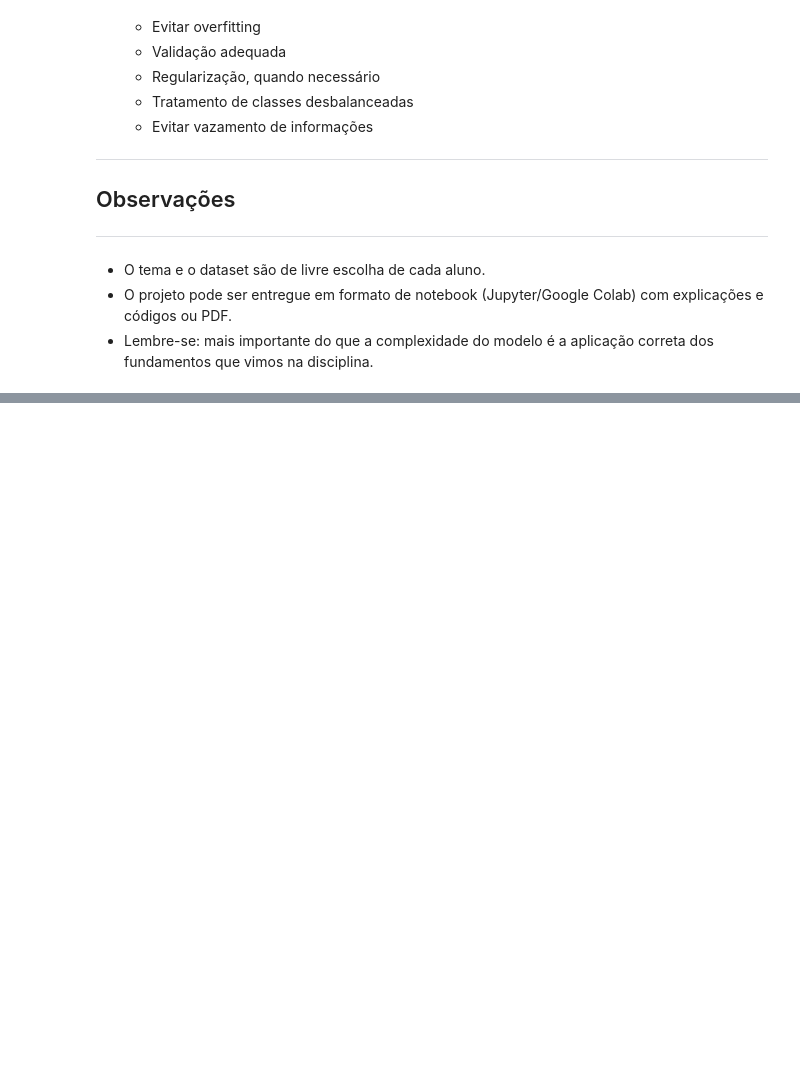
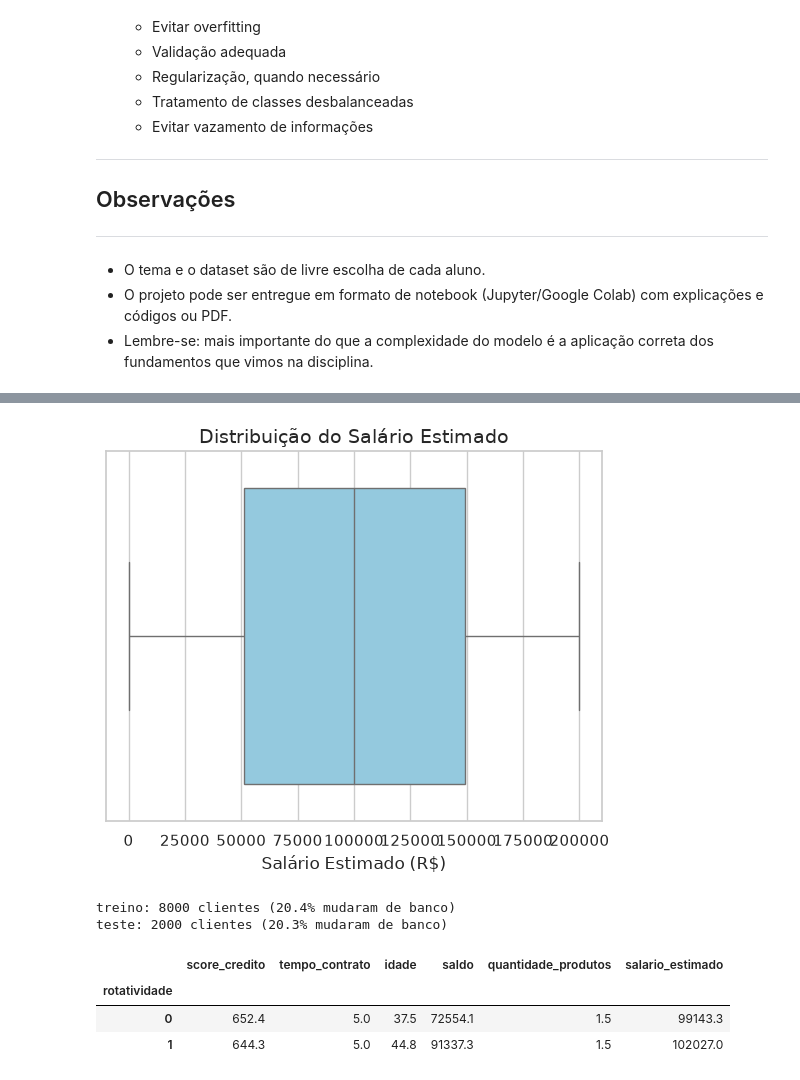
Before and after one commit to hrsJesus/projeto-fundamentos-ml, a Jupyter notebook: projeto.ipynb, the cells around one changed output, grey strips where cells are left out. Drawn from its saved outputs; the diff is of its cells as text; code cells hidden in the pictures; blank space fills up the shorter version.

```diff
--- a/projeto.ipynb
+++ b/projeto.ipynb
@@ -78,0 +171,11 @@ memory usage: 937.6+ KB
+# %%
+sns.boxplot(
+    data=df,
+    x='salario_estimado',
+    color="skyblue"
+)
+plt.title('Distribuição do Salário Estimado', fontsize=14)
+plt.xlabel('Salário Estimado (R$)', fontsize=12)
+plt.show()
+# %% [output]
+[figure, added]
@@ -78,0 +185,13 @@ memory usage: 937.6+ KB
+# %%
+print(f'treino: {len(treino)} clientes ({y_treino.mean():.1%} mudaram de banco)')
+print(f'teste: {len(teste)} clientes ({y_teste.mean():.1%} mudaram de banco)')
+# %% [output]
+treino: 8000 clientes (20.4% mudaram de banco)
+teste: 2000 clientes (20.3% mudaram de banco)
+# %%
+treino.groupby('rotatividade')[['score_credito', 'tempo_contrato', 'idade', 'saldo', 'quantidade_produtos', 'salario_estimado']].mean().round(1)
+# %% [output]
+|  | score_credito | tempo_contrato | idade | saldo | quantidade_produtos | salario_estimado |
+| rotatividade |  |  |  |  |  |  |
+| 0 | 652.4 | 5.0 | 37.5 | 72554.1 | 1.5 | 99143.3 |
+| 1 | 644.3 | 5.0 | 44.8 | 91337.3 | 1.5 | 102027.0 |
```
Also changed, not shown: parts of 15 cells of this notebook, 1 other file.
